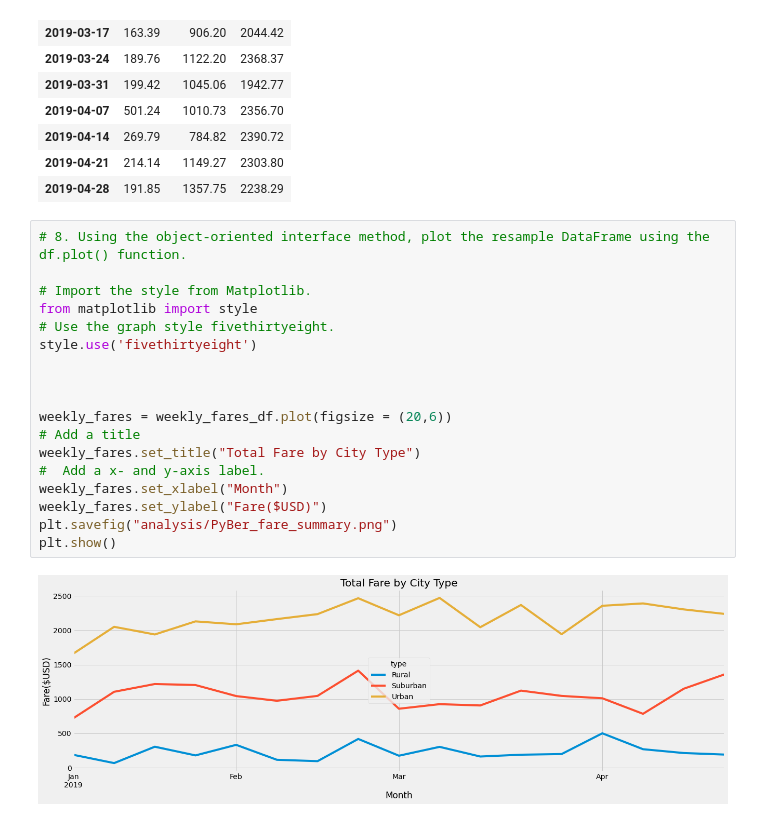
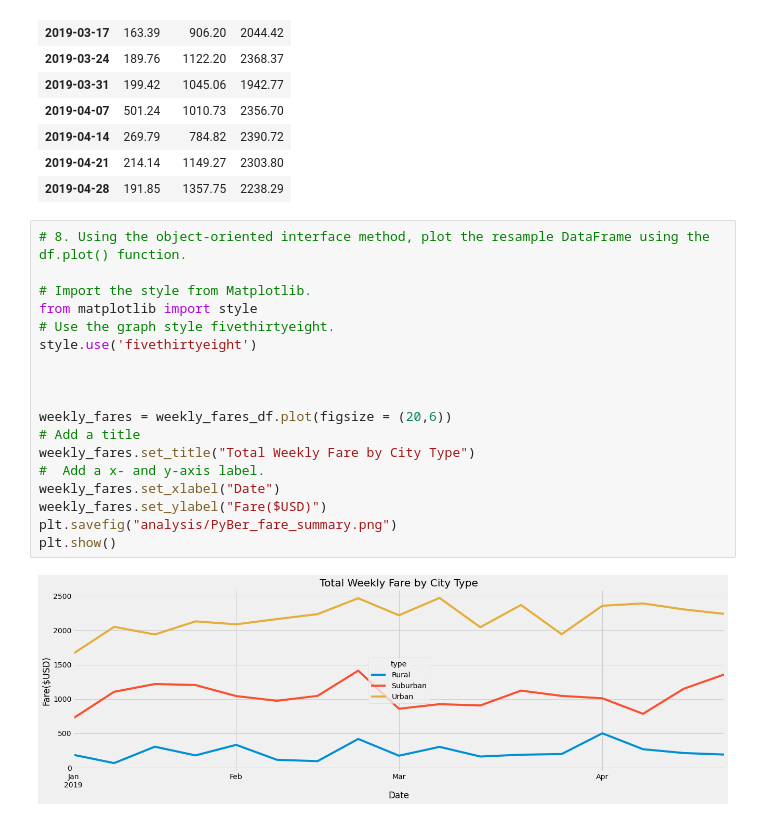
Before and after one commit to RebRut03/PyBer_Analysis, a Jupyter notebook: PyBer_Challenge.ipynb, the cells around one changed output. Cells and saved outputs as stored; diff of their text form.

```diff
--- a/PyBer_Challenge.ipynb
+++ b/PyBer_Challenge.ipynb
@@ -267,20 +262,20 @@ weekly_fares_df
 # %%
 # 8. Using the object-oriented interface method, plot the resample DataFrame using the df.plot() function.
 
 # Import the style from Matplotlib.
 from matplotlib import style
 # Use the graph style fivethirtyeight.
 style.use('fivethirtyeight')
 
 
 
 weekly_fares = weekly_fares_df.plot(figsize = (20,6))
 # Add a title
-weekly_fares.set_title("Total Fare by City Type")
+weekly_fares.set_title("Total Weekly Fare by City Type")
 #  Add a x- and y-axis label.
-weekly_fares.set_xlabel("Month")
+weekly_fares.set_xlabel("Date")
 weekly_fares.set_ylabel("Fare($USD)")
 plt.savefig("analysis/PyBer_fare_summary.png")
 plt.show()
 # %% [output]
-[figure, old version]
+[figure, new version]
```
Also changed, not shown: parts of 1 cell of this notebook.
